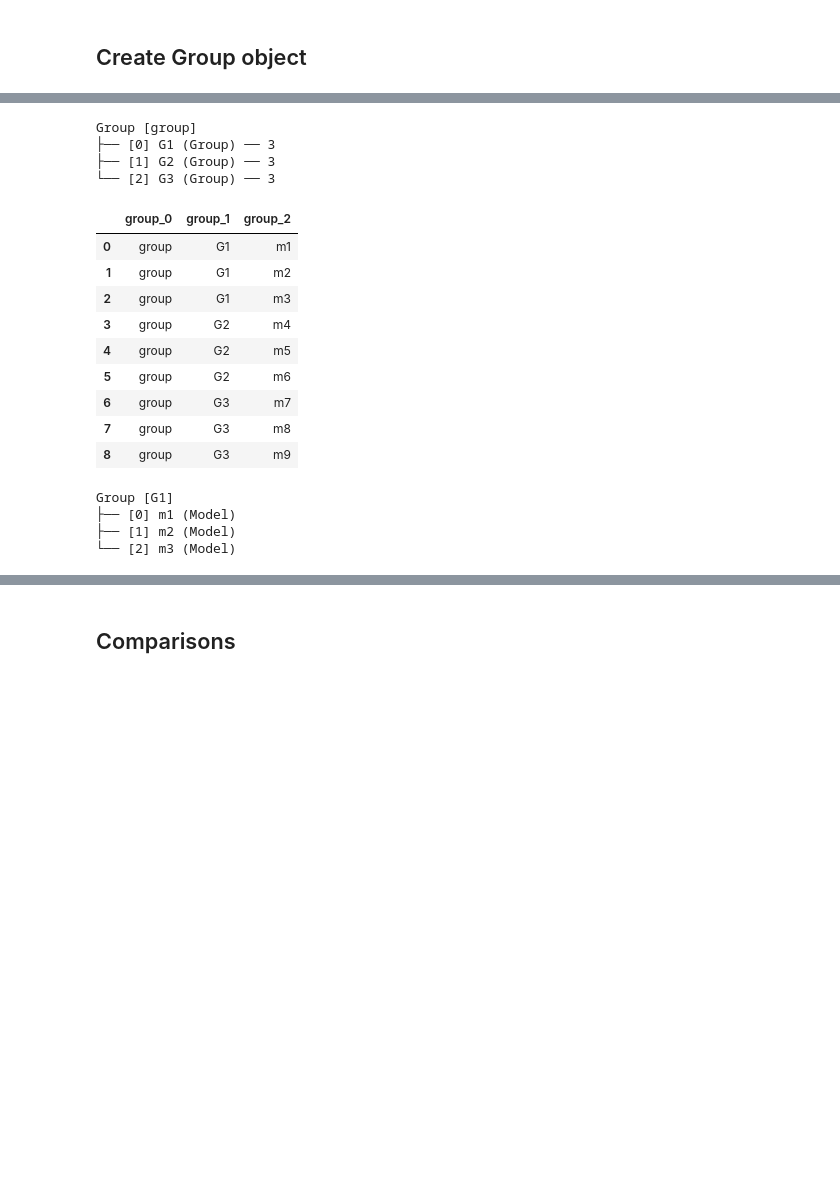
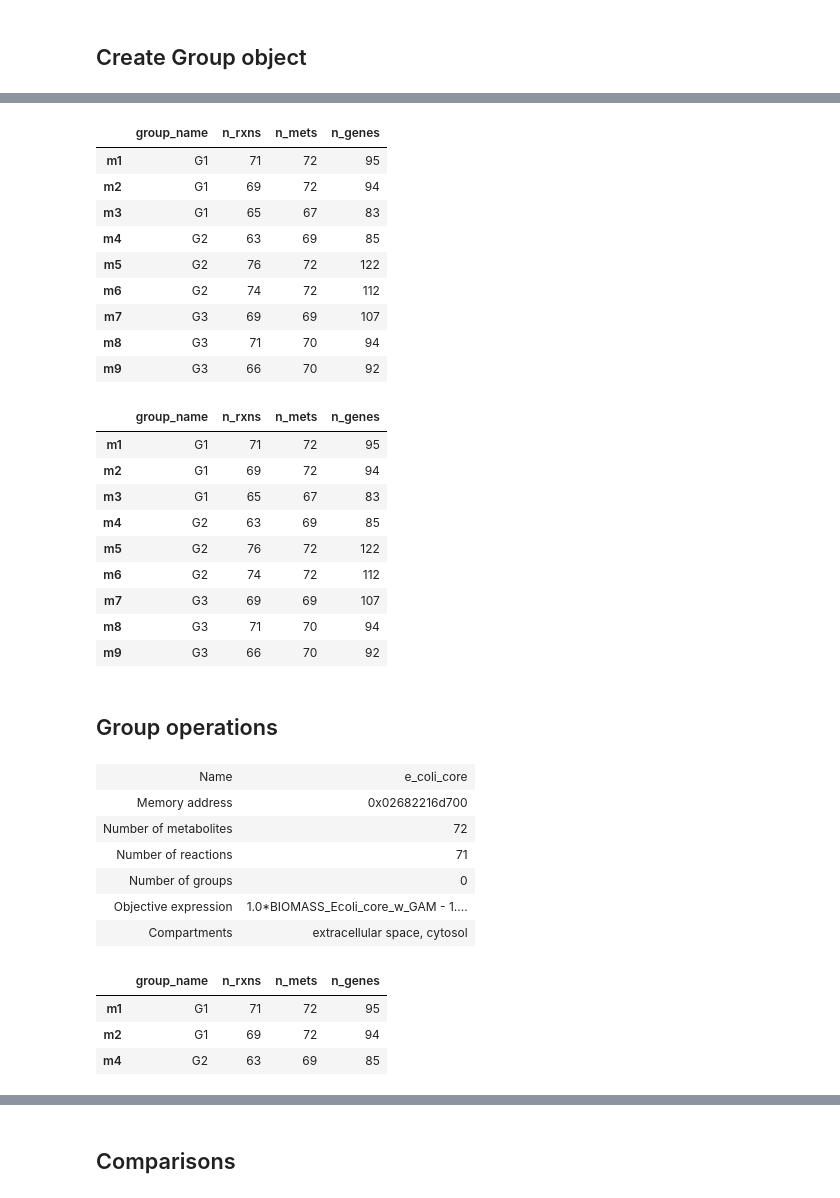
Before and after one commit to qwerty239qwe/pipeGEM, a Jupyter notebook: docs/source/1_basic.ipynb, the cells around one changed output, grey strips where cells are left out. Cells and saved outputs as stored; diff of their text form; code cells hidden in the pictures; blank space fills up the shorter version.

```diff
--- a/docs/source/1_basic.ipynb
+++ b/docs/source/1_basic.ipynb
@@ -144,27 +145,18 @@ Reading time = 0.01 seconds
 grp = pg.Group({"G1": {f"m{i+1}": models[i] for i in range(3)},
                "G2": {f"m{i+1}": models[i] for i in range(3, 6)},
                "G3": {f"m{i+1}": models[i] for i in range(6, 9)}}, name_tag="group")
-# %%
-# browse the group structure
-
-grp
-# %% [output]
-Group [group]
-├── [0] G1 (Group) ── 3
-├── [1] G2 (Group) ── 3
-└── [2] G3 (Group) ── 3
 # %%
 # browse the group table
 
-grp.get_info()
+grp.get_info(features=["group_name", "n_rxns", "n_mets", "n_genes"])
 # %% [output]
-|  | group_0 | group_1 | group_2 |
-| 0 | group | G1 | m1 |
-| 1 | group | G1 | m2 |
-| 2 | group | G1 | m3 |
-| 3 | group | G2 | m4 |
-| 4 | group | G2 | m5 |
-| 5 | group | G2 | m6 |
-| 6 | group | G3 | m7 |
-| 7 | group | G3 | m8 |
-| 8 | group | G3 | m9 |
+|  | group_name | n_rxns | n_mets | n_genes |
+| m1 | G1 | 71 | 72 | 95 |
+| m2 | G1 | 69 | 72 | 94 |
+| m3 | G1 | 65 | 67 | 83 |
+| m4 | G2 | 63 | 69 | 85 |
+| m5 | G2 | 76 | 72 | 122 |
+| m6 | G2 | 74 | 72 | 112 |
+| m7 | G3 | 69 | 69 | 107 |
+| m8 | G3 | 71 | 70 | 94 |
+| m9 | G3 | 66 | 70 | 92 |
@@ -171,9 +169,38 @@ grp.get_info()
+# %%
+# This should return the same result with the first case
+
+grp.get_info(features=["group_name", "n_rxns", "n_mets", "n_genes"])
+# %% [output]
+|  | group_name | n_rxns | n_mets | n_genes |
+| m1 | G1 | 71 | 72 | 95 |
+| m2 | G1 | 69 | 72 | 94 |
+| m3 | G1 | 65 | 67 | 83 |
+| m4 | G2 | 63 | 69 | 85 |
+| m5 | G2 | 76 | 72 | 122 |
+| m6 | G2 | 74 | 72 | 112 |
+| m7 | G3 | 69 | 69 | 107 |
+| m8 | G3 | 71 | 70 | 94 |
+| m9 | G3 | 66 | 70 | 92 |
+# %% [markdown]
+## Group operations
 # %%
-# select one group / model by name_tag
+# indexing
 
-grp["G1"]
+grp["m1"]
 # %% [output]
-Group [G1]
-├── [0] m1 (Model)
-├── [1] m2 (Model)
-└── [2] m3 (Model)
+| Name | e_coli_core |
+| Memory address | 0x02682216d700 |
+| Number of metabolites | 72 |
+| Number of reactions | 71 |
+| Number of groups | 0 |
+| Objective expression | 1.0*BIOMASS_Ecoli_core_w_GAM - 1.... |
+| Compartments | extracellular space, cytosol |
+# %%
+# select multiple models
+
+grp[["m1", "m2", "m4"]].get_info()
+# %% [output]
+|  | group_name | n_rxns | n_mets | n_genes |
+| m1 | G1 | 71 | 72 | 95 |
+| m2 | G1 | 69 | 72 | 94 |
+| m4 | G2 | 63 | 69 | 85 |
```
Also changed, not shown: parts of 24 cells of this notebook, 5 other files.
